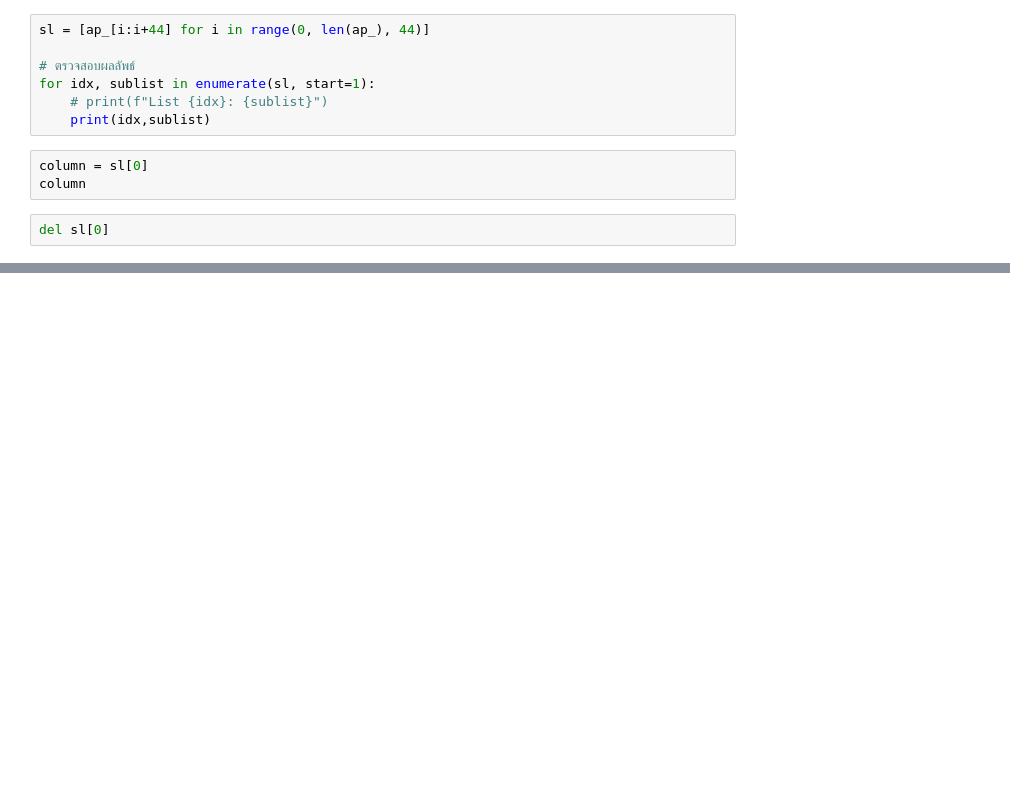
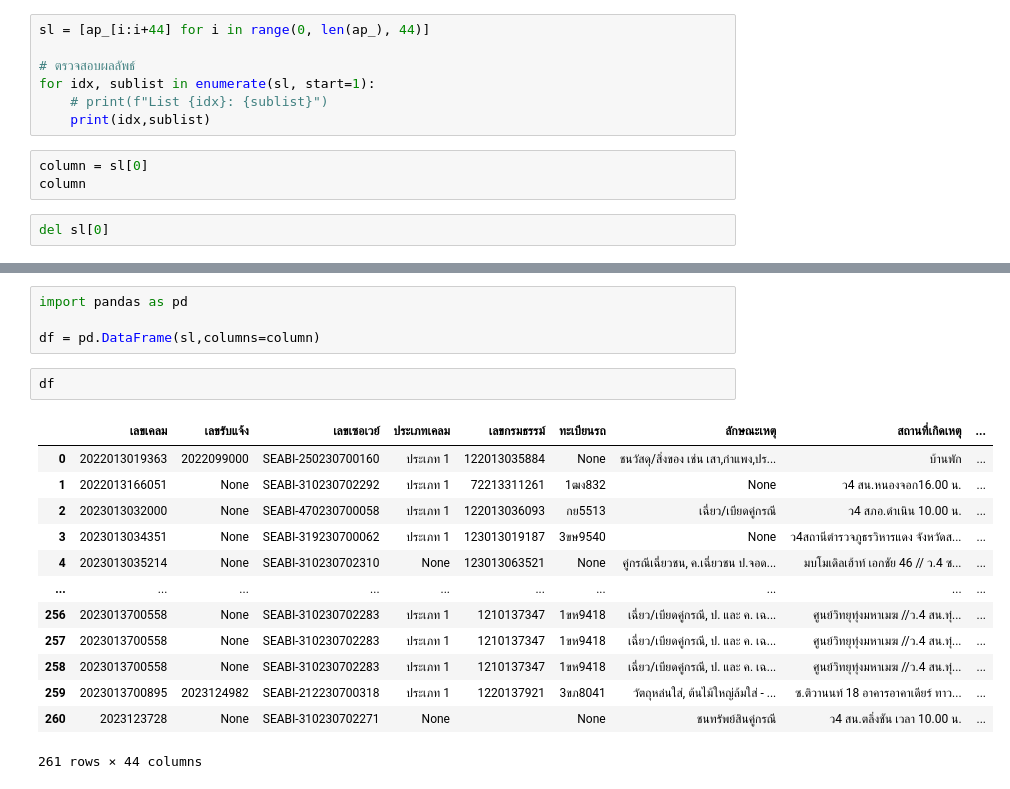
Before and after one commit to zxy-88/gg, a Jupyter notebook: python.ipynb, the cells around one changed output, grey strips where cells are left out. Drawn from its saved outputs; the diff is of its cells as text; blank space fills up the shorter version.

Commit message:
pandas

```diff
--- a/python.ipynb
+++ b/python.ipynb
@@ -165,0 +184,20 @@ sl
+# %%
+import pandas as pd
+
+df = pd.DataFrame(sl,columns=column)
+# %%
+df
+# %% [output]
+|  | เลขเคลม | เลขรับแจ้ง | เลขเซอเวย์ | ประเภทเคลม | เลขกรมธรรม์ | ทะเบียนรถ | ลักษณะเหตุ | สถานที่เกิดเหตุ | ... |
+| 0 | 2022013019363 | 2022099000 | SEABI-250230700160 | ประเภท 1 | 122013035884 | None | ชนวัสดุ/สิ่งของ เช่น เสา,กำแพง,ปร... | บ้านพัก | ... |
+| 1 | 2022013166051 | None | SEABI-310230702292 | ประเภท 1 | 72213311261 | 1ฒง832 | None | ว4 สน.หนองจอก16.00 น. | ... |
+| 2 | 2023013032000 | None | SEABI-470230700058 | ประเภท 1 | 122013036093 | กย5513 | เฉี่ยว/เบียดคู่กรณี | ว4 สภอ.ดำเนิน 10.00 น. | ... |
+| 3 | 2023013034351 | None | SEABI-319230700062 | ประเภท 1 | 123013019187 | 3ขษ9540 | None | ว4สถานีตำรวจภูธรวิหารแดง จังหวัดส... | ... |
+| 4 | 2023013035214 | None | SEABI-310230702310 | None | 123013063521 | None | คู่กรณีเฉี่ยวชน, ค.เฉี่ยวชน ป.จอด... | มบโมเดิลเฮ้าท์ เอกชัย 46 // ว.4 ซ... | ... |
+| ... | ... | ... | ... | ... | ... | ... | ... | ... | ... |
+| 256 | 2023013700558 | None | SEABI-310230702283 | ประเภท 1 | 1210137347 | 1ขห9418 | เฉี่ยว/เบียดคู่กรณี, ป. และ ค. เฉ... | ศูนย์วิทยุทุ่งมหาเมฆ //ว.4 สน.ทุ่... | ... |
+| 257 | 2023013700558 | None | SEABI-310230702283 | ประเภท 1 | 1210137347 | 1ขห9418 | เฉี่ยว/เบียดคู่กรณี, ป. และ ค. เฉ... | ศูนย์วิทยุทุ่งมหาเมฆ //ว.4 สน.ทุ่... | ... |
+| 258 | 2023013700558 | None | SEABI-310230702283 | ประเภท 1 | 1210137347 | 1ขห9418 | เฉี่ยว/เบียดคู่กรณี, ป. และ ค. เฉ... | ศูนย์วิทยุทุ่งมหาเมฆ //ว.4 สน.ทุ่... | ... |
+| 259 | 2023013700895 | 2023124982 | SEABI-212230700318 | ประเภท 1 | 1220137921 | 3ขภ8041 | วัตถุหล่นใส่, ต้นไม้ใหญ่ล้มใส่ - ... | ซ.ติวานนท์ 18 อาคารอาคาเดียร์ ทาว... | ... |
+| 260 | 2023123728 | None | SEABI-310230702271 | None |  | None | ชนทรัพย์สินคู่กรณี | ว4 สน.ตลิ่งชัน เวลา 10.00 น. | ... |
+261 rows × 44 columns
```
Also changed, not shown: parts of 1 cell of this notebook.
